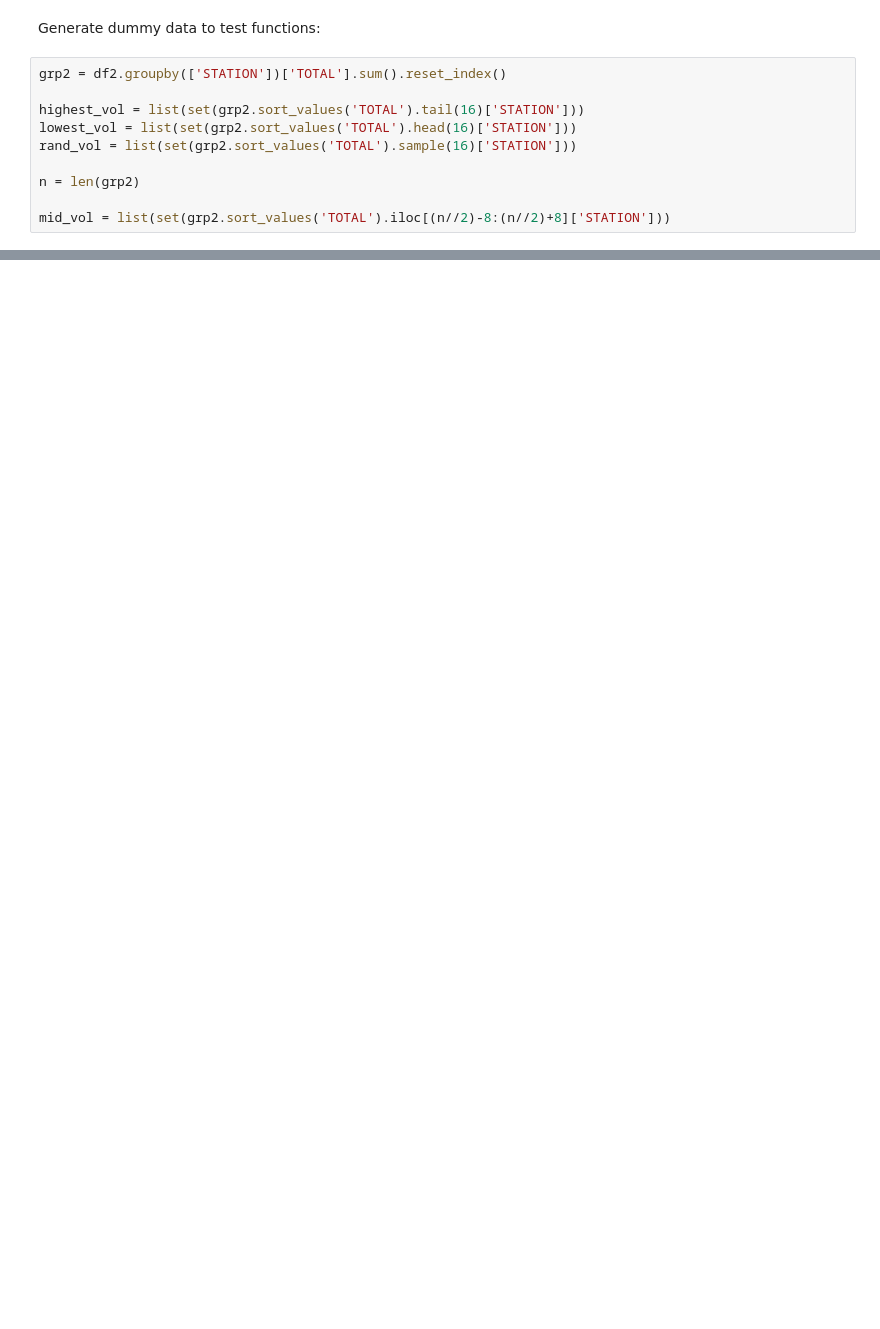
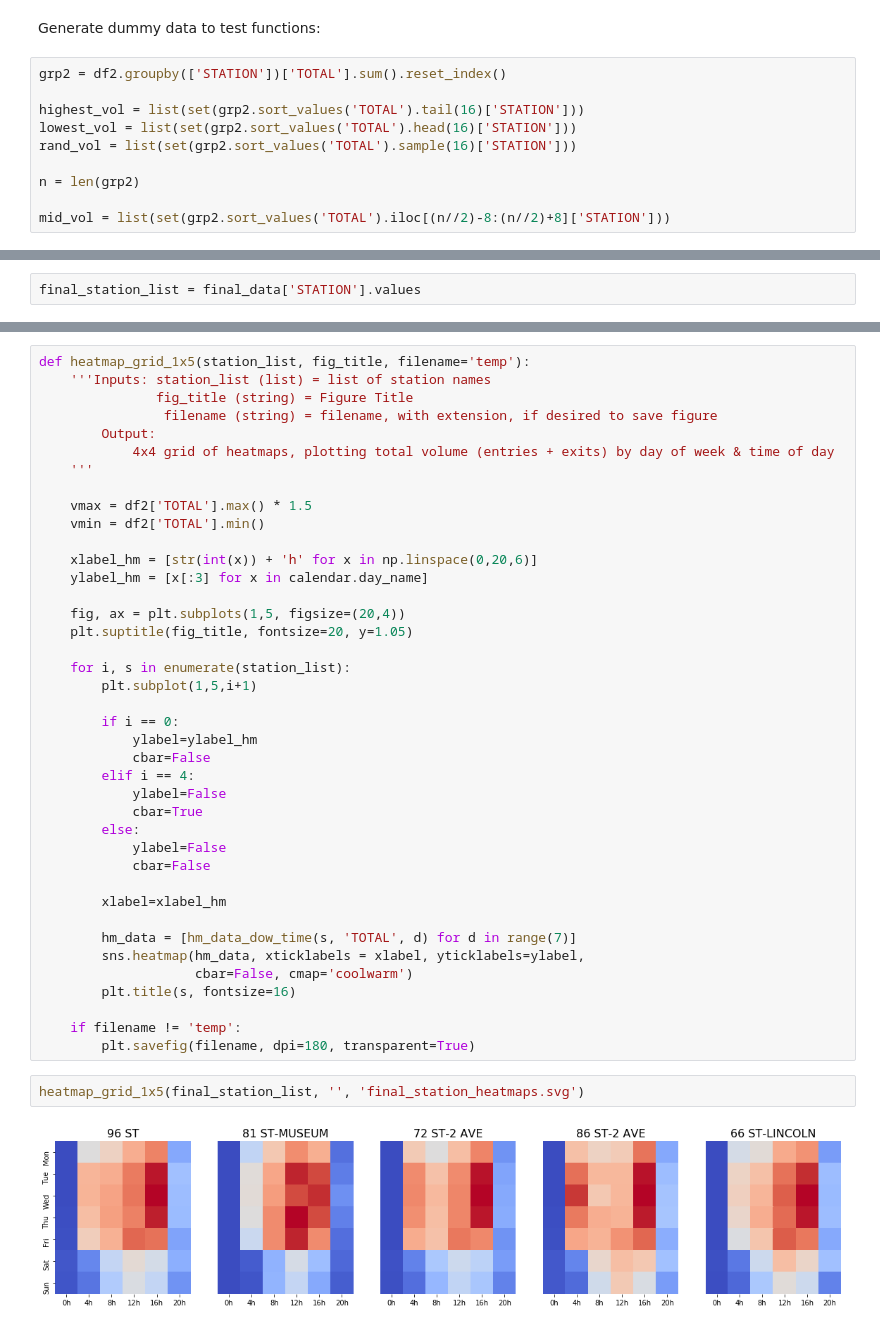
Before and after one commit to luketibbott/benson, a Jupyter notebook: Heatmap.ipynb, the cells around one changed output, grey strips where cells are left out. Cells and saved outputs as stored; diff of their text form; blank space fills up the shorter version.

```diff
--- a/Heatmap.ipynb
+++ b/Heatmap.ipynb
@@ -92,0 +129,2 @@ heatmap_grid_4x4(highest_vol, 'Highest Volume Stations')
+# %%
+final_station_list = final_data['STATION'].values
@@ -92,0 +135,44 @@ heatmap_grid_4x4(highest_vol, 'Highest Volume Stations')
+# %%
+def heatmap_grid_1x5(station_list, fig_title, filename='temp'):
+    '''Inputs: station_list (list) = list of station names
+               fig_title (string) = Figure Title
+                filename (string) = filename, with extension, if desired to save figure
+        Output:
+            4x4 grid of heatmaps, plotting total volume (entries + exits) by day of week & time of day
+    '''
+
+    vmax = df2['TOTAL'].max() * 1.5
+    vmin = df2['TOTAL'].min()
+
+    xlabel_hm = [str(int(x)) + 'h' for x in np.linspace(0,20,6)]
+    ylabel_hm = [x[:3] for x in calendar.day_name]
+
+    fig, ax = plt.subplots(1,5, figsize=(20,4))
+    plt.suptitle(fig_title, fontsize=20, y=1.05)
+
+    for i, s in enumerate(station_list):
+        plt.subplot(1,5,i+1)
+
+        if i == 0:
+            ylabel=ylabel_hm
+            cbar=False
+        elif i == 4:
+            ylabel=False
+            cbar=True
+        else:
+            ylabel=False
+            cbar=False
+
+        xlabel=xlabel_hm
+
+        hm_data = [hm_data_dow_time(s, 'TOTAL', d) for d in range(7)]
+        sns.heatmap(hm_data, xticklabels = xlabel, yticklabels=ylabel,
+                    cbar=False, cmap='coolwarm')
+        plt.title(s, fontsize=16)
+
+    if filename != 'temp':
+        plt.savefig(filename, dpi=180, transparent=True)
+# %%
+heatmap_grid_1x5(final_station_list, '', 'final_station_heatmaps.svg')
+# %% [output]
+[figure, added]
```
Also changed, not shown: parts of 13 cells of this notebook, 1 other file.
